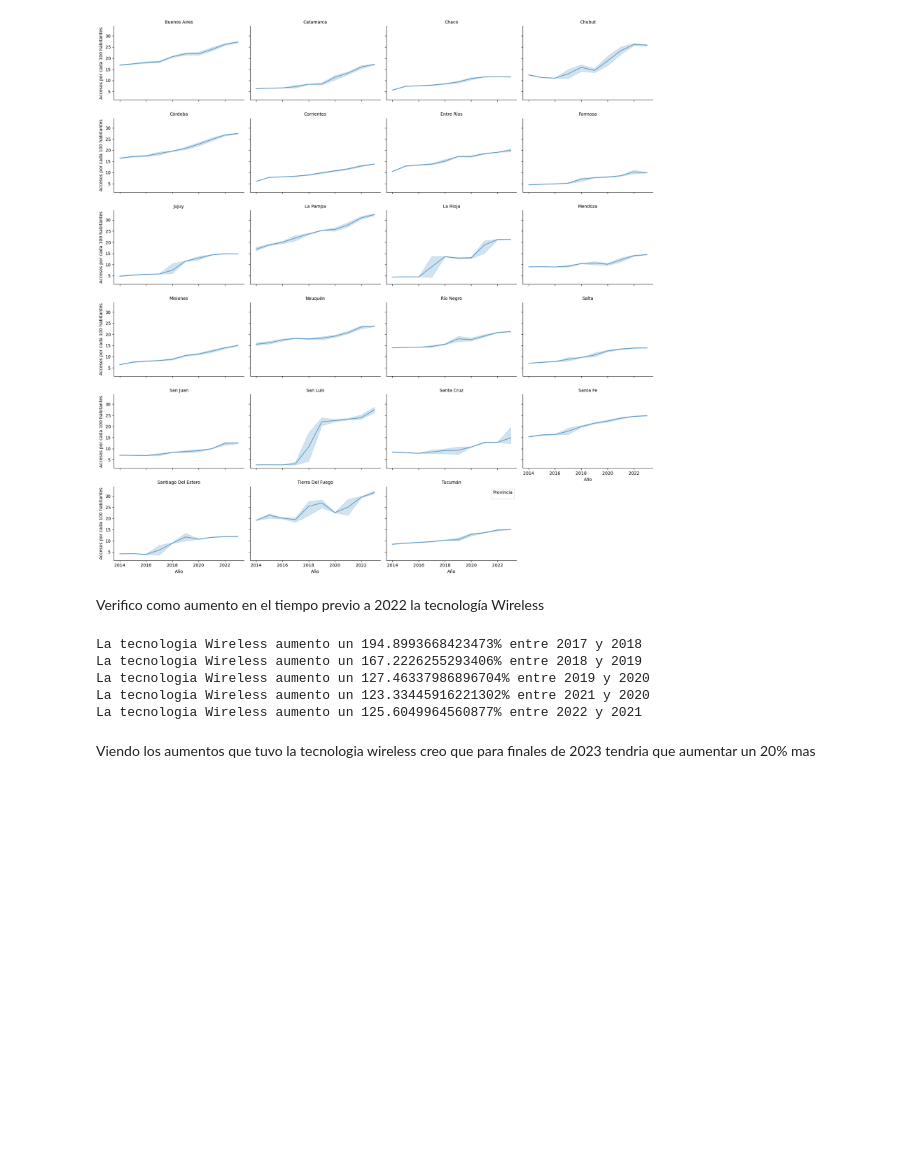
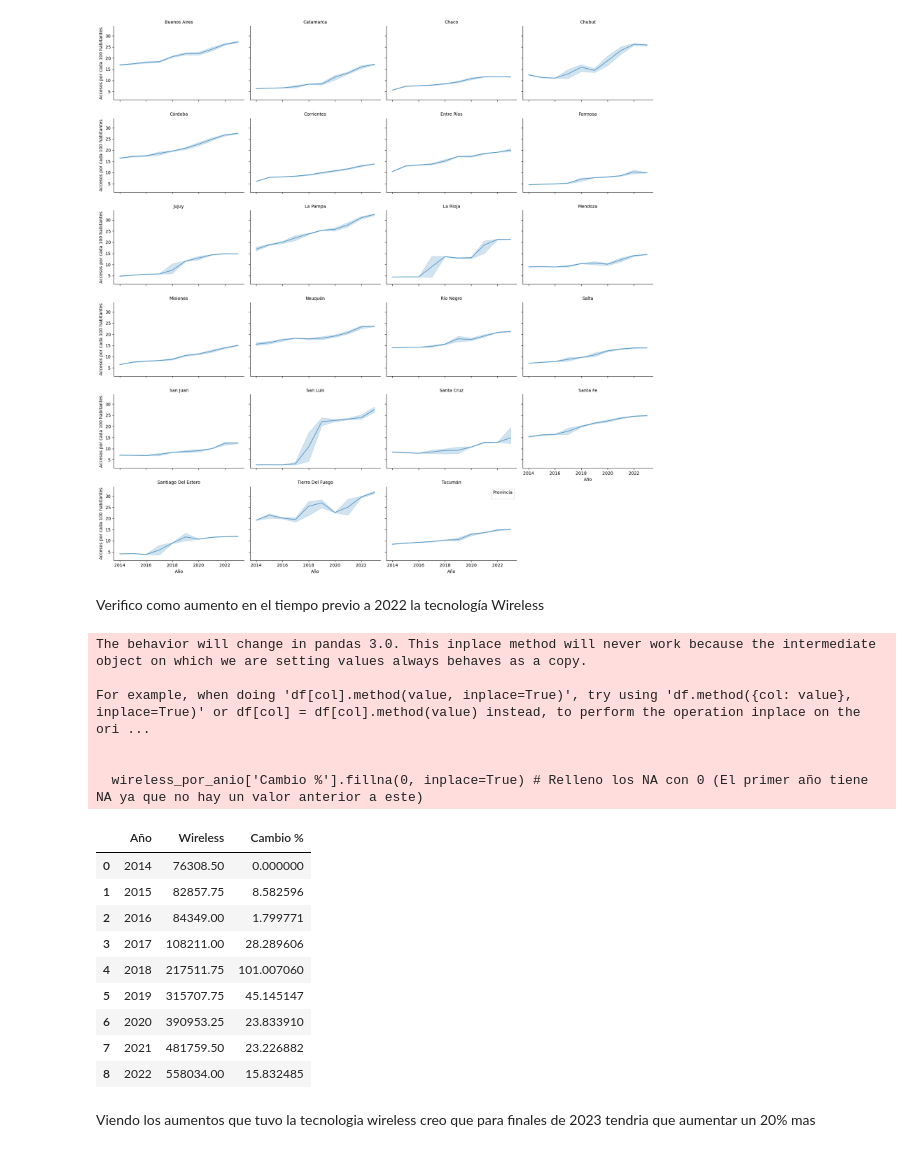
Before and after one commit to Guido-Biotti/Analisis_Internet_Argentina, a Jupyter notebook: EDA.ipynb, the cells around one changed output. Drawn from its saved outputs; the diff is of its cells as text; code cells hidden in the pictures; blank space fills up the shorter version.

```diff
--- a/EDA.ipynb
+++ b/EDA.ipynb
@@ -230,23 +230,33 @@ plt.show()
 [figure]
 # %% [markdown]
 Verifico como aumento en el tiempo previo a 2022 la tecnología Wireless
-# %%
-incremento_Wireless_1 = tot_acc_tec_NO_Analisis[(tot_acc_tec_NO_Analisis['Año']==2018) & (tot_acc_tec_NO_Analisis['Trimestre']==1)]['Wireless'].values[0] * 100 / tot_acc_tec_NO_Analisis[(tot_acc_tec_NO_Analisis['Año']==2017) & (tot_acc_tec_NO_Analisis['Trimestre']==1)]['Wireless'].values[0]
-incremento_Wireless_2 = tot_acc_tec_NO_Analisis[(tot_acc_tec_NO_Analisis['Año']==2019) & (tot_acc_tec_NO_Analisis['Trimestre']==1)]['Wireless'].values[0] * 100 / tot_acc_tec_NO_Analisis[(tot_acc_tec_NO_Analisis['Año']==2018) & (tot_acc_tec_NO_Analisis['Trimestre']==1)]['Wireless'].values[0]
-incremento_Wireless_3 = tot_acc_tec_NO_Analisis[(tot_acc_tec_NO_Analisis['Año']==2020) & (tot_acc_tec_NO_Analisis['Trimestre']==1)]['Wireless'].values[0] * 100 / tot_acc_tec_NO_Analisis[(tot_acc_tec_NO_Analisis['Año']==2019) & (tot_acc_tec_NO_Analisis['Trimestre']==1)]['Wireless'].values[0]
-incremento_Wireless_4 = tot_acc_tec_NO_Analisis[(tot_acc_tec_NO_Analisis['Año']==2021) & (tot_acc_tec_NO_Analisis['Trimestre']==1)]['Wireless'].values[0] * 100 / tot_acc_tec_NO_Analisis[(tot_acc_tec_NO_Analisis['Año']==2020) & (tot_acc_tec_NO_Analisis['Trimestre']==1)]['Wireless'].values[0]
-incremento_Wireless_5 = tot_acc_tec_NO_Analisis[(tot_acc_tec_NO_Analisis['Año']==2022) & (tot_acc_tec_NO_Analisis['Trimestre']==1)]['Wireless'].values[0] * 100 / tot_acc_tec_NO_Analisis[(tot_acc_tec_NO_Analisis['Año']==2021) & (tot_acc_tec_NO_Analisis['Trimestre']==1)]['Wireless'].values[0]
-print(f'La tecnologia Wireless aumento un {incremento_Wireless_1}% entre 2017 y 2018')
-print(f'La tecnologia Wireless aumento un {incremento_Wireless_2}% entre 2018 y 2019')
-print(f'La tecnologia Wireless aumento un {incremento_Wireless_3}% entre 2019 y 2020')
-print(f'La tecnologia Wireless aumento un {incremento_Wireless_4}% entre 2021 y 2020')
-print(f'La tecnologia Wireless aumento un {incremento_Wireless_5}% entre 2022 y 2021')
-# %% [output]
-La tecnologia Wireless aumento un 194.8993668423473% entre 2017 y 2018
-La tecnologia Wireless aumento un 167.2226255293406% entre 2018 y 2019
-La tecnologia Wireless aumento un 127.46337986896704% entre 2019 y 2020
-La tecnologia Wireless aumento un 123.33445916221302% entre 2021 y 2020
-La tecnologia Wireless aumento un 125.6049964560877% entre 2022 y 2021
+# %%
+wireless_por_anio = tot_acc_tec_NO_Analisis.groupby('Año')['Wireless'].mean().reset_index() # Primero agrupo todo por año y saco el promedio
+
+wireless_por_anio.sort_values(by='Año', inplace=True) # Ahora lo ordeno por año
+
+wireless_por_anio['Cambio %'] = wireless_por_anio['Wireless'].pct_change() * 100 # Creo una columna en la que cargo el cambio % que hay en cada año
+
+wireless_por_anio['Cambio %'].fillna(0, inplace=True) # Relleno los NA con 0 (El primer año tiene NA ya que no hay un valor anterior a este)
+
+wireless_por_anio # Lo muestro
+# %% [output]
+The behavior will change in pandas 3.0. This inplace method will never work because the intermediate object on which we are setting values always behaves as a copy.
+
+For example, when doing 'df[col].method(value, inplace=True)', try using 'df.method({col: value}, inplace=True)' or df[col] = df[col].method(value) instead, to perform the operation inplace on the ori ...
+
+
+  wireless_por_anio['Cambio %'].fillna(0, inplace=True) # Relleno los NA con 0 (El primer año tiene NA ya que no hay un valor anterior a este)
+|  | Año | Wireless | Cambio % |
+| 0 | 2014 | 76308.50 | 0.000000 |
+| 1 | 2015 | 82857.75 | 8.582596 |
+| 2 | 2016 | 84349.00 | 1.799771 |
+| 3 | 2017 | 108211.00 | 28.289606 |
+| 4 | 2018 | 217511.75 | 101.007060 |
+| 5 | 2019 | 315707.75 | 45.145147 |
+| 6 | 2020 | 390953.25 | 23.833910 |
+| 7 | 2021 | 481759.50 | 23.226882 |
+| 8 | 2022 | 558034.00 | 15.832485 |
 # %% [markdown]
 Viendo los aumentos que tuvo la tecnologia wireless creo que para finales de 2023 tendria que aumentar un 20% mas
 # %%
```
Also changed, not shown: parts of 2 cells of this notebook, 4 other files.
